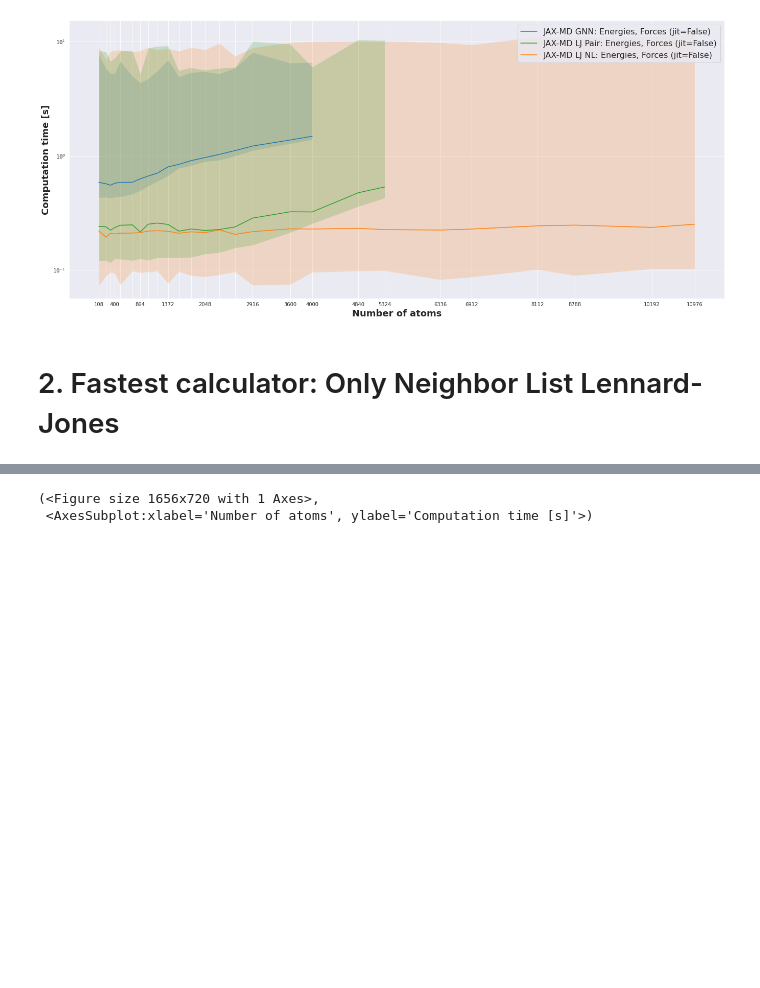
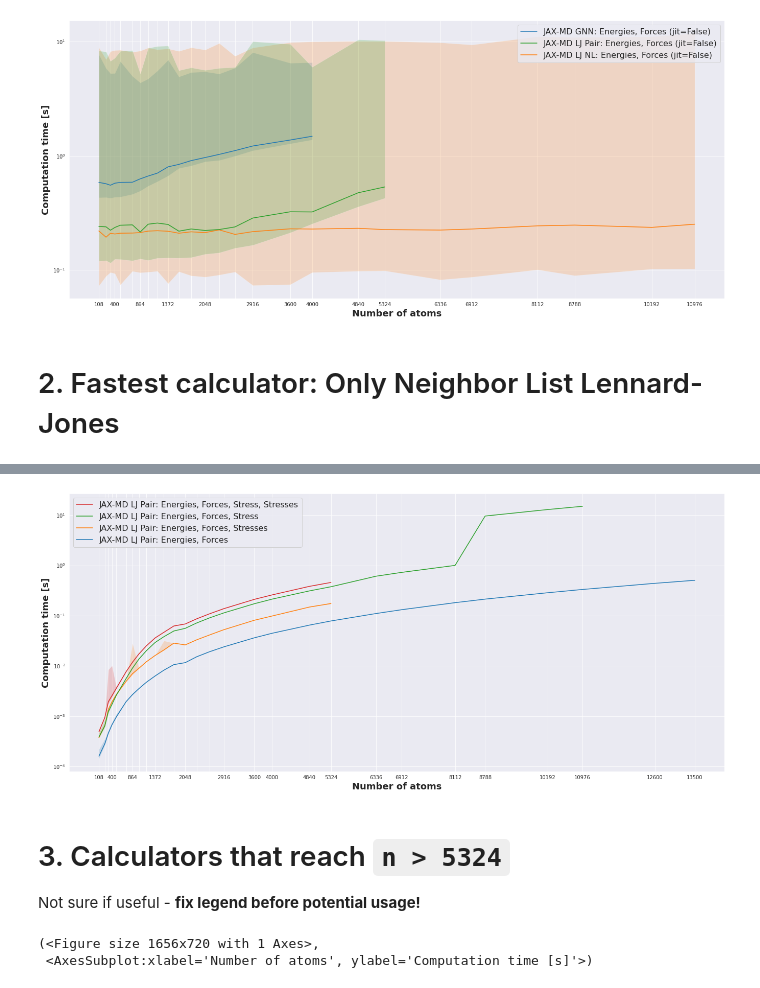
Before and after one commit to fabiannagel/gknet-benchmarks, a Jupyter notebook: benchmarks/runtime_analysis/Result visualizations.ipynb, the cells around one changed output, grey strips where cells are left out. Drawn from its saved outputs; the diff is of its cells as text; code cells hidden in the pictures; blank space fills up the shorter version.

```diff
--- a/benchmarks/runtime_analysis/Result visualizations.ipynb
+++ b/benchmarks/runtime_analysis/Result visualizations.ipynb
@@ -189,3 +201,35 @@ Not sure if useful - **fix legend before potential usage!**
+# %%
+jaxmd_pair_jit = list(filter(lambda r: r.calculator._jit, jaxmd_pair))
+fig, ax = plot_runtimes(results=jaxmd_pair_jit, shade_by='minmax', figsize=figsize)
+
+
+handles, labels = ax.get_legend_handles_labels()
+new_handles = [None, None, None, None]
+new_labels = [None, None, None, None]
+
+# energies, forces, stress, stresses
+new_handles[0] = handles[3]
+new_labels[0] = labels[3]
+
+# energies, forces, stress
+new_handles[1] = handles[2]
+new_labels[1] = labels[2]
+
+# energies, forces, stresses
+new_handles[2] = handles[1]
+new_labels[2] = labels[1]
+
+# energies, forces
+new_handles[3] = handles[0]
+new_labels[3] = labels[0]
+
+ax.legend(new_handles, new_labels, prop={'size': 16})
+fig.set_visible(True)
+# %% [output]
+[figure, added]
+# %% [markdown]
+# 3. Calculators that reach `n > 5324`
+Not sure if useful - **fix legend before potential usage!**
 # %%
 calculator_descriptions = set(map(lambda r: r.calculator.description, filter(lambda r: r.calculator.n > 5324, results)))
 calculator_descriptions.remove("ASE Neighbor List")
```
Also changed, not shown: parts of 15 cells of this notebook, 12 other files.
